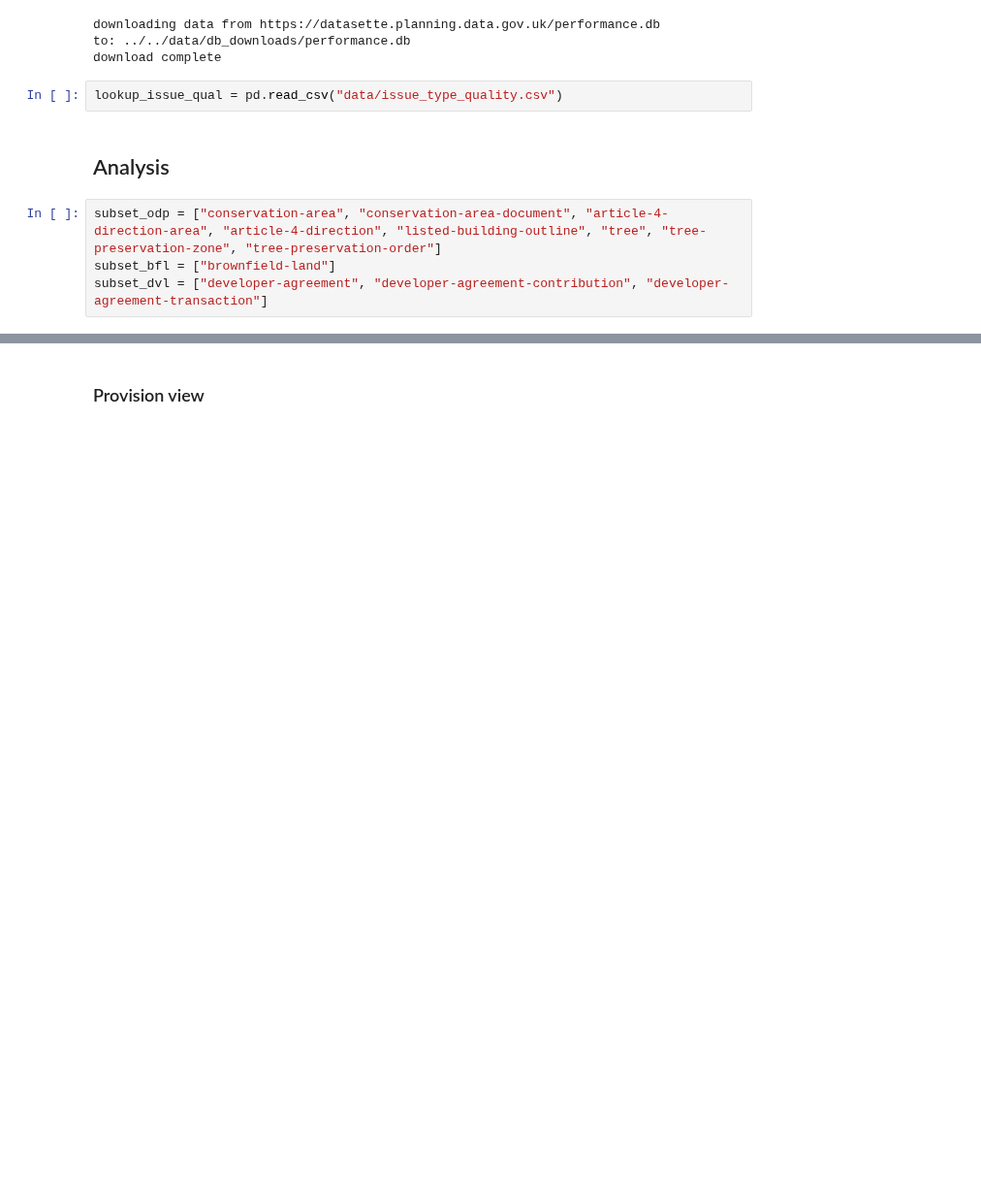
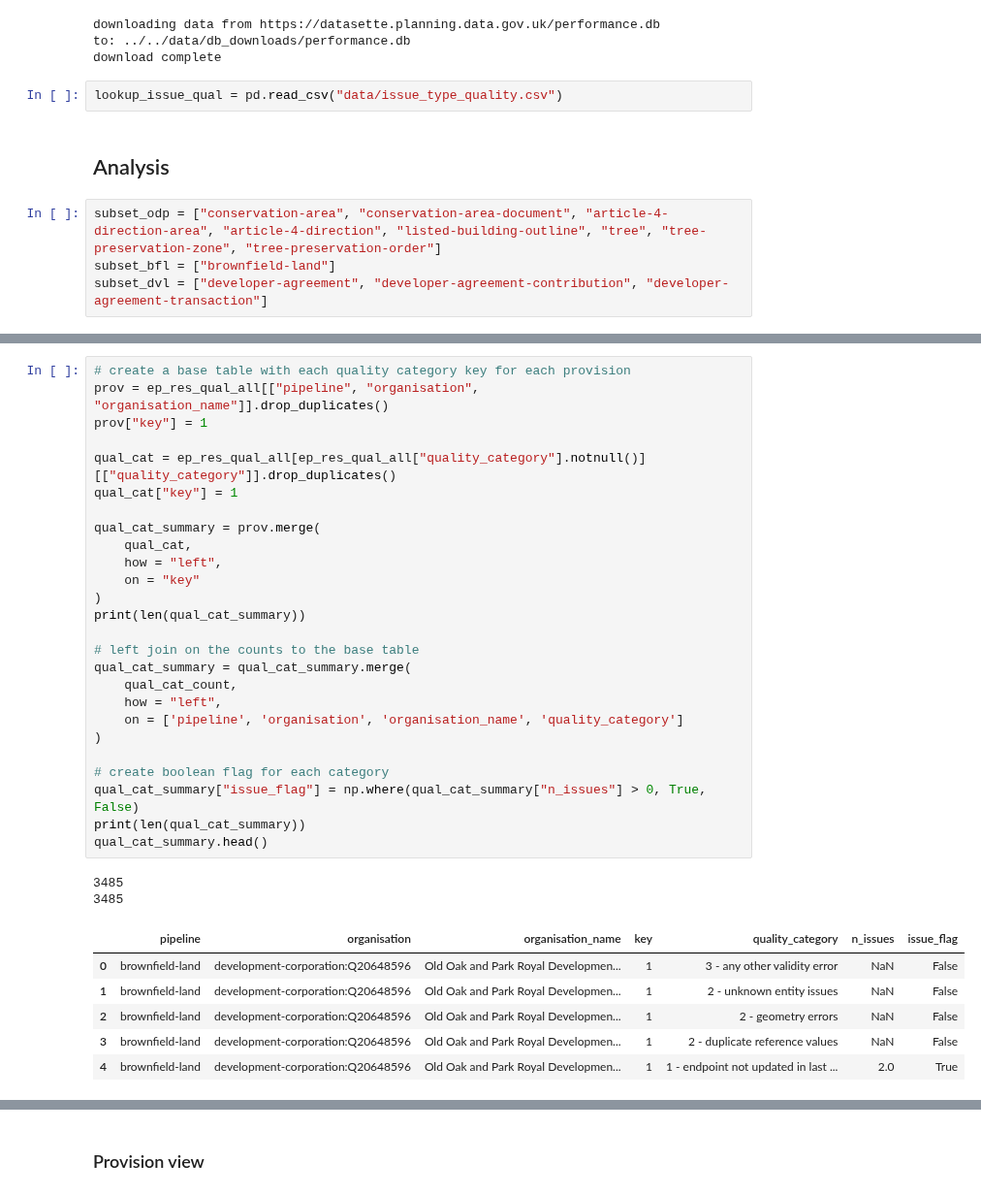
Before and after one commit to digital-land/jupyter-analysis, a Jupyter notebook: analysis/2024-06_issue_monitoring/issue_monitoring - provision scoring.ipynb, the cells around one changed output, grey strips where cells are left out. Shown at 97% size. Drawn from its saved outputs; the diff is of its cells as text; blank space fills up the shorter version.

```diff
--- a/analysis/2024-06_issue_monitoring/issue_monitoring - provision scoring.ipynb
+++ b/analysis/2024-06_issue_monitoring/issue_monitoring - provision scoring.ipynb
@@ -106,0 +201,35 @@ ep_res_issues.head()
+# %%
+# create a base table with each quality category key for each provision
+prov = ep_res_qual_all[["pipeline", "organisation", "organisation_name"]].drop_duplicates()
+prov["key"] = 1
+
+qual_cat = ep_res_qual_all[ep_res_qual_all["quality_category"].notnull()][["quality_category"]].drop_duplicates()
+qual_cat["key"] = 1
+
+qual_cat_summary = prov.merge(
+    qual_cat,
+    how = "left",
+    on = "key"
+)
+print(len(qual_cat_summary))
+
+# left join on the counts to the base table
+qual_cat_summary = qual_cat_summary.merge(
+    qual_cat_count,
+    how = "left",
+    on = ['pipeline', 'organisation', 'organisation_name', 'quality_category']
+)
+
+# create boolean flag for each category
+qual_cat_summary["issue_flag"] = np.where(qual_cat_summary["n_issues"] > 0, True, False)
+print(len(qual_cat_summary))
+qual_cat_summary.head()
+# %% [output]
+3485
+3485
+|  | pipeline | organisation | organisation_name | key | quality_category | n_issues | issue_flag |
+| 0 | brownfield-land | development-corporation:Q20648596 | Old Oak and Park Royal Developmen... | 1 | 3 - any other validity error | NaN | False |
+| 1 | brownfield-land | development-corporation:Q20648596 | Old Oak and Park Royal Developmen... | 1 | 2 - unknown entity issues | NaN | False |
+| 2 | brownfield-land | development-corporation:Q20648596 | Old Oak and Park Royal Developmen... | 1 | 2 - geometry errors | NaN | False |
+| 3 | brownfield-land | development-corporation:Q20648596 | Old Oak and Park Royal Developmen... | 1 | 2 - duplicate reference values | NaN | False |
+| 4 | brownfield-land | development-corporation:Q20648596 | Old Oak and Park Royal Developmen... | 1 | 1 - endpoint not updated in last ... | 2.0 | True |
```
Also changed, not shown: parts of 44 cells of this notebook.
